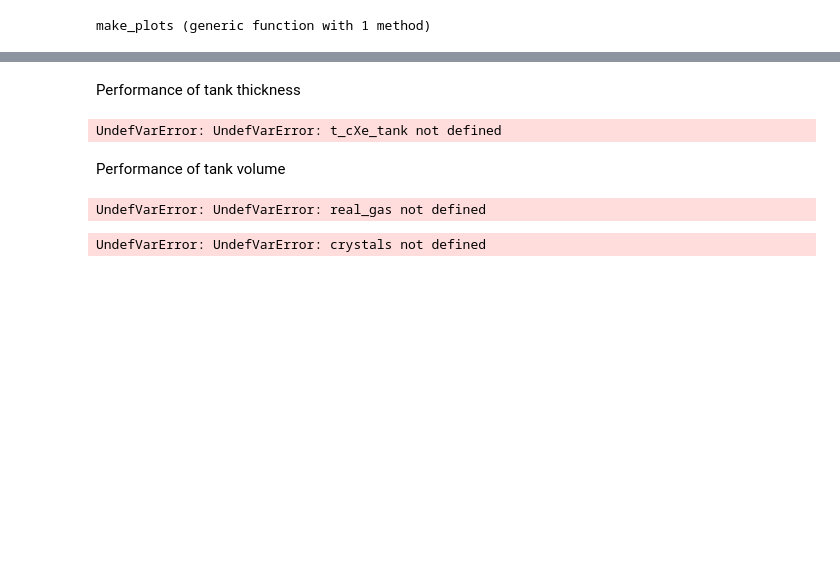
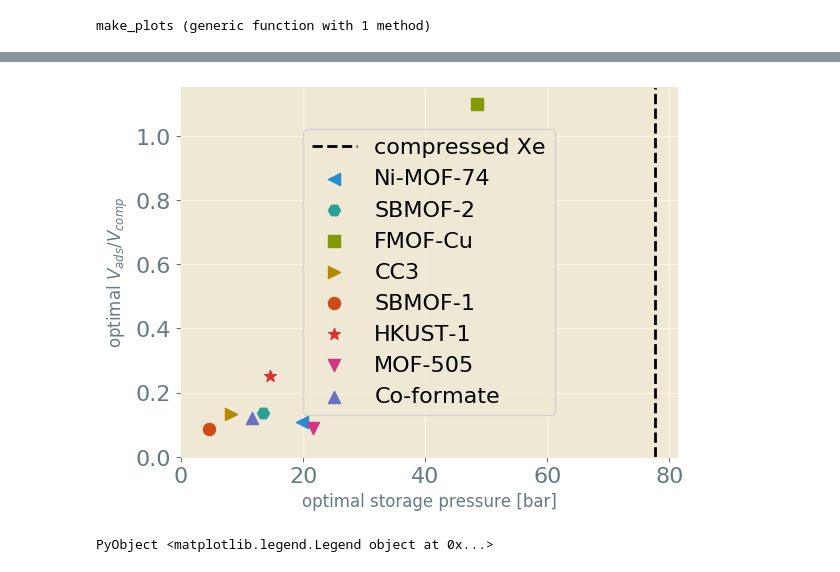
Before and after one commit to SimonEnsemble/PropellantStorage, a Jupyter notebook: Xe_Propellant_Storage.ipynb, the cells around one changed output, grey strips where cells are left out. Saved outputs shown, nothing was run; the diff lists cells and outputs as text; code cells hidden in the pictures; blank space fills up the shorter version.

```diff
--- a/Xe_Propellant_Storage.ipynb
+++ b/Xe_Propellant_Storage.ipynb
@@ -817,57 +690,20 @@ UndefVarError: UndefVarError: real_gas not defined
-# %% [markdown]
-Performance of tank thickness
-# %%
-m = t_cXe_tank[cXe_minimum_index] / real_gas[!, Symbol("Pressure (bar)")][cXe_minimum_index]
-
-figure()
-plot(real_gas[!, Symbol("Pressure (bar)")], m * real_gas[!, Symbol("Pressure (bar)")], label="theoretical thickness",
-    linewidth=1, color="w")
-scatter(real_gas[!, Symbol("Pressure (bar)")][cXe_minimum_index], t_cXe_tank[cXe_minimum_index],
-    color="k", label="(cXe)tank", zorder=999)
-
-for (i, crystal) in enumerate(crystals)
-    scatter(P[dict_aXe[Base.basename(crystal, ".cif")]["Minimum index"]],
-            (dict_aXe[Base.basename(crystal, ".cif")]["Thickness of tank walls (m)"])[dict_aXe[Base.basename(crystal, ".cif")]["Minimum index"]],
-            lw=3, label="(aXe) " * Base.basename(crystal, ".cif"), marker=markers[i%(length(markers))+1], zorder=999)
-end
-xlim(0,80)
-xlabel("storage pressure [bar]")
-ylabel("thickness of tanks (m)")
-legend()
-title("Tank thickness")
-# %% [output]
-UndefVarError: UndefVarError: t_cXe_tank not defined
-# %% [markdown]
-Performance of tank volume
-# %%
-figure()
-scatter(real_gas[!, Symbol("Pressure (bar)")][cXe_minimum_index], V_cXe_tank[cXe_minimum_index],
-    color="k", label="(cXe)tank")
-
-for (i, crystal) in enumerate(crystals)
-    scatter(P[dict_aXe[Base.basename(crystal, ".cif")]["Minimum index"]],
-            (dict_aXe[Base.basename(crystal, ".cif")]["Inner volume of tank (m³)"])[dict_aXe[Base.basename(crystal, ".cif")]["Minimum index"]],
-            lw=3, label="(aXe) " * Base.basename(crystal, ".cif"), marker=markers[i%(length(markers))+1])
-end
-xlabel("storage pressure [bar]")
-ylabel("volume of tank (m³)")
-legend()
-title("Tank volume")
-# %% [output]
-UndefVarError: UndefVarError: real_gas not defined
-# %%
-figure()
-# scatter(real_gas[!, Symbol("Pressure (bar)")][cXe_minimum_index], V_cXe_tank[cXe_minimum_index],
-#     color="k", label="(cXe)tank")
-
-for (i, crystal) in enumerate(crystals)
-    scatter(1 / (dict_aXe[Base.basename(crystal, ".cif")]["Langmuir K"]),
-            P[dict_aXe[Base.basename(crystal, ".cif")]["Minimum index"]], lw=3, label="(aXe) " * Base.basename(crystal, ".cif"),
-            marker=markers[i%(length(markers))+1])
-end
-xlabel("1/K")
-ylabel("storage pressure [bar]")
-legend()
-title("Tank volume")
-# %% [output]
-UndefVarError: UndefVarError: crystals not defined
+# %%
+figure()
+xlabel("optimal storage pressure [bar]")
+ylabel(L"optimal $V_{ads} / V_{comp}$")
+for mof_name in keys(axe_results)
+    # find where the tank fraction is minimal
+    id_opt = argmin(axe_results[mof_name]["Adsorption tankage fraction"])
+    # find ratio of volumes at this optimal storage pressure
+    V_aXe_ovr_V_cXe = axe_results[mof_name]["Inner volume of tank (m³)"][id_opt] ./ volume_cxe_tank[id_opt]
+    scatter(pressures[id_opt], V_aXe_ovr_V_cXe,
+        label=mof_name, marker=mof_to_marker[mof_name], s=75, clip_on=false)
+end
+axvline(x=pressures[argmin_tank_mass], linestyle="--",
+    label="compressed Xe", color="k")
+ylim(ymin=0.0)
+xlim(xmin=0.0)
+legend()
+# %% [output]
+[figure, added]
+PyObject <matplotlib.legend.Legend object at 0x...>
```
Also changed, not shown: parts of 36 cells of this notebook.
